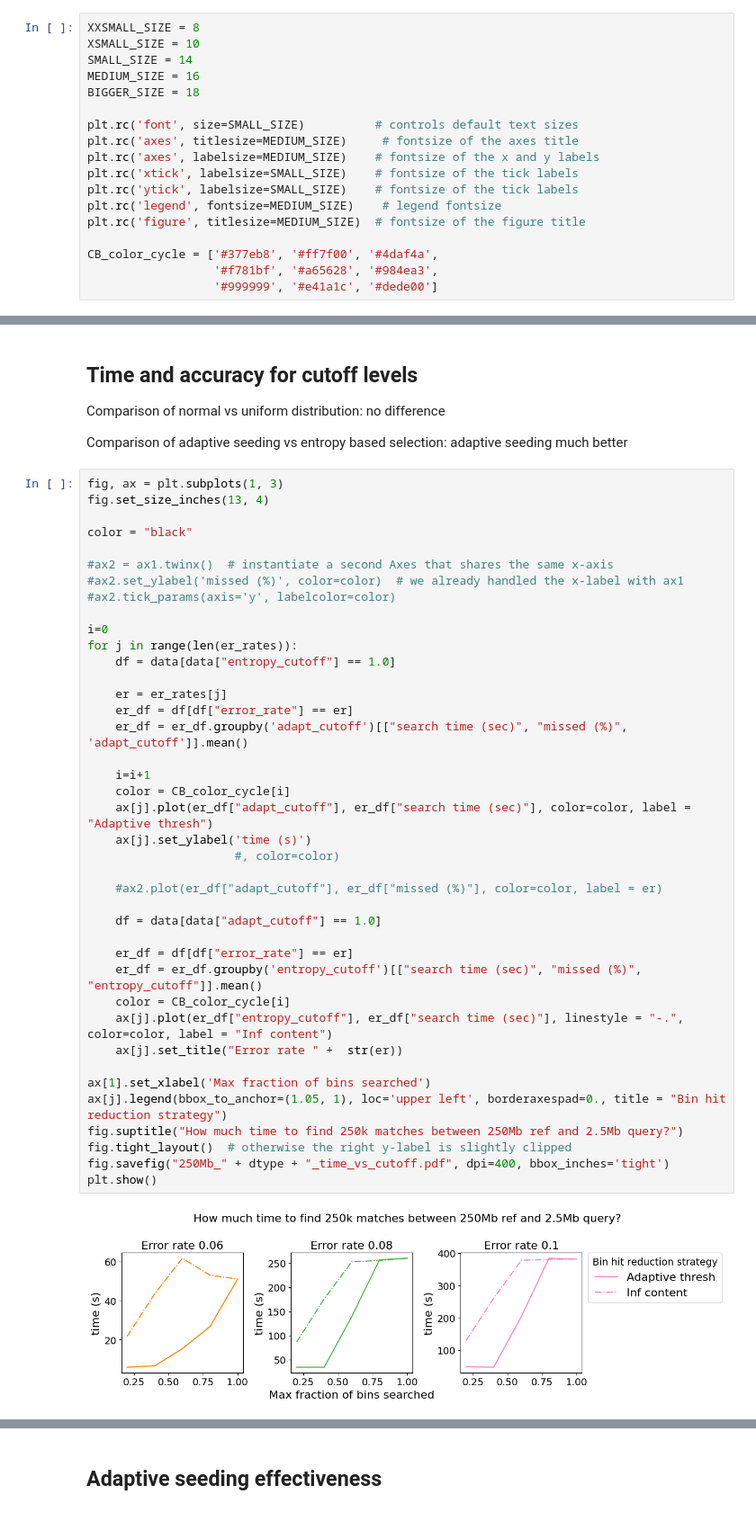
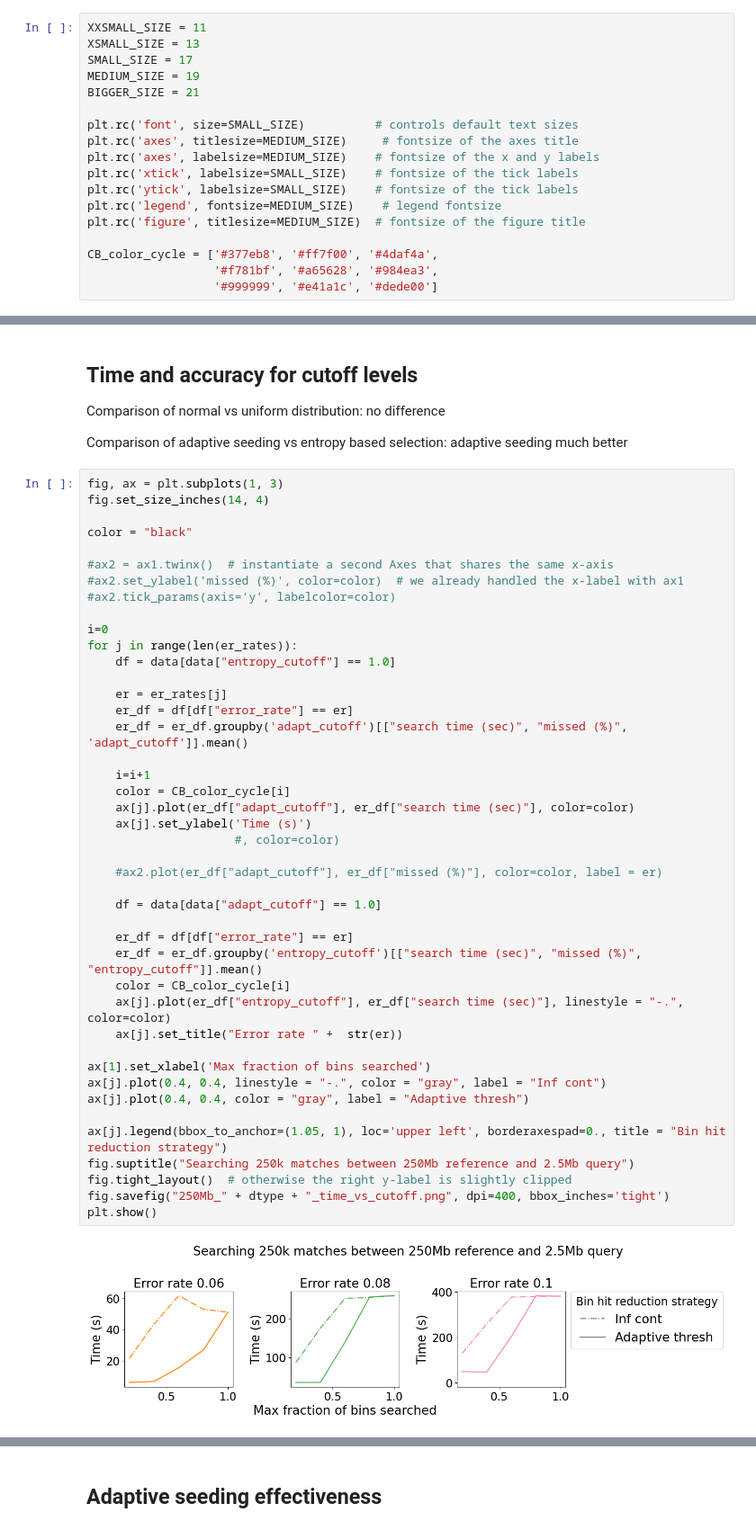
Before and after one commit to eaasna/DREAM-stellar-benchmark, a Jupyter notebook: work-python/markov/Bin hit reduction.ipynb, the cells around one changed output, grey strips where cells are left out. Shown at 90% size. Saved outputs shown, nothing was run; the diff lists cells and outputs as text.

Commit message:
Make nice plots

```diff
--- a/work-python/markov/Bin hit reduction.ipynb
+++ b/work-python/markov/Bin hit reduction.ipynb
@@ -21,11 +21,11 @@ data.head()
 | 3 | 3 | 0.02 | 0.8 | 1.0 | 20.662 | 0 | ... |
 | 4 | 4 | 0.02 | 1.0 | 1.0 | 20.163 | 0 | ... |
 # %%
-XXSMALL_SIZE = 8
-XSMALL_SIZE = 10
-SMALL_SIZE = 14
-MEDIUM_SIZE = 16
-BIGGER_SIZE = 18
+XXSMALL_SIZE = 11
+XSMALL_SIZE = 13
+SMALL_SIZE = 17
+MEDIUM_SIZE = 19
+BIGGER_SIZE = 21
 
 plt.rc('font', size=SMALL_SIZE)          # controls default text sizes
 plt.rc('axes', titlesize=MEDIUM_SIZE)     # fontsize of the axes title
@@ -74,46 +74,49 @@ Comparison of normal vs uniform distribution: no difference
 Comparison of adaptive seeding vs entropy based selection: adaptive seeding much better
 # %%
 fig, ax = plt.subplots(1, 3)
-fig.set_size_inches(13, 4)
+fig.set_size_inches(14, 4)
 
 color = "black"
 
 #ax2 = ax1.twinx()  # instantiate a second Axes that shares the same x-axis
 #ax2.set_ylabel('missed (%)', color=color)  # we already handled the x-label with ax1
 #ax2.tick_params(axis='y', labelcolor=color)
 
 i=0
 for j in range(len(er_rates)):
     df = data[data["entropy_cutoff"] == 1.0]
 
     er = er_rates[j]
     er_df = df[df["error_rate"] == er]
     er_df = er_df.groupby('adapt_cutoff')[["search time (sec)", "missed (%)", 'adapt_cutoff']].mean()
 
     i=i+1
     color = CB_color_cycle[i]
-    ax[j].plot(er_df["adapt_cutoff"], er_df["search time (sec)"], color=color, label = "Adaptive thresh")
-    ax[j].set_ylabel('time (s)')
+    ax[j].plot(er_df["adapt_cutoff"], er_df["search time (sec)"], color=color)
+    ax[j].set_ylabel('Time (s)')
                      #, color=color)
 
     #ax2.plot(er_df["adapt_cutoff"], er_df["missed (%)"], color=color, label = er)
 
     df = data[data["adapt_cutoff"] == 1.0]
 
     er_df = df[df["error_rate"] == er]
     er_df = er_df.groupby('entropy_cutoff')[["search time (sec)", "missed (%)", "entropy_cutoff"]].mean()
     color = CB_color_cycle[i]
-    ax[j].plot(er_df["entropy_cutoff"], er_df["search time (sec)"], linestyle = "-.", color=color, label = "Inf content")
+    ax[j].plot(er_df["entropy_cutoff"], er_df["search time (sec)"], linestyle = "-.", color=color)
     ax[j].set_title("Error rate " +  str(er))
 
 ax[1].set_xlabel('Max fraction of bins searched')
+ax[j].plot(0.4, 0.4, linestyle = "-.", color = "gray", label = "Inf cont")
+ax[j].plot(0.4, 0.4, color = "gray", label = "Adaptive thresh")
+
 ax[j].legend(bbox_to_anchor=(1.05, 1), loc='upper left', borderaxespad=0., title = "Bin hit reduction strategy")
-fig.suptitle("How much time to find 250k matches between 250Mb ref and 2.5Mb query?")
+fig.suptitle("Searching 250k matches between 250Mb reference and 2.5Mb query")
 fig.tight_layout()  # otherwise the right y-label is slightly clipped
-fig.savefig("250Mb_" + dtype + "_time_vs_cutoff.pdf", dpi=400, bbox_inches='tight')
+fig.savefig("250Mb_" + dtype + "_time_vs_cutoff.png", dpi=400, bbox_inches='tight')
 plt.show()
 # %% [output]
-[figure, old version]
+[figure, new version]
 # %%
 fig, ax = plt.subplots(1, 3, sharey = True)
 fig.set_size_inches(13, 4)
```
Also changed, not shown: parts of 6 cells of this notebook, 2 other files.
